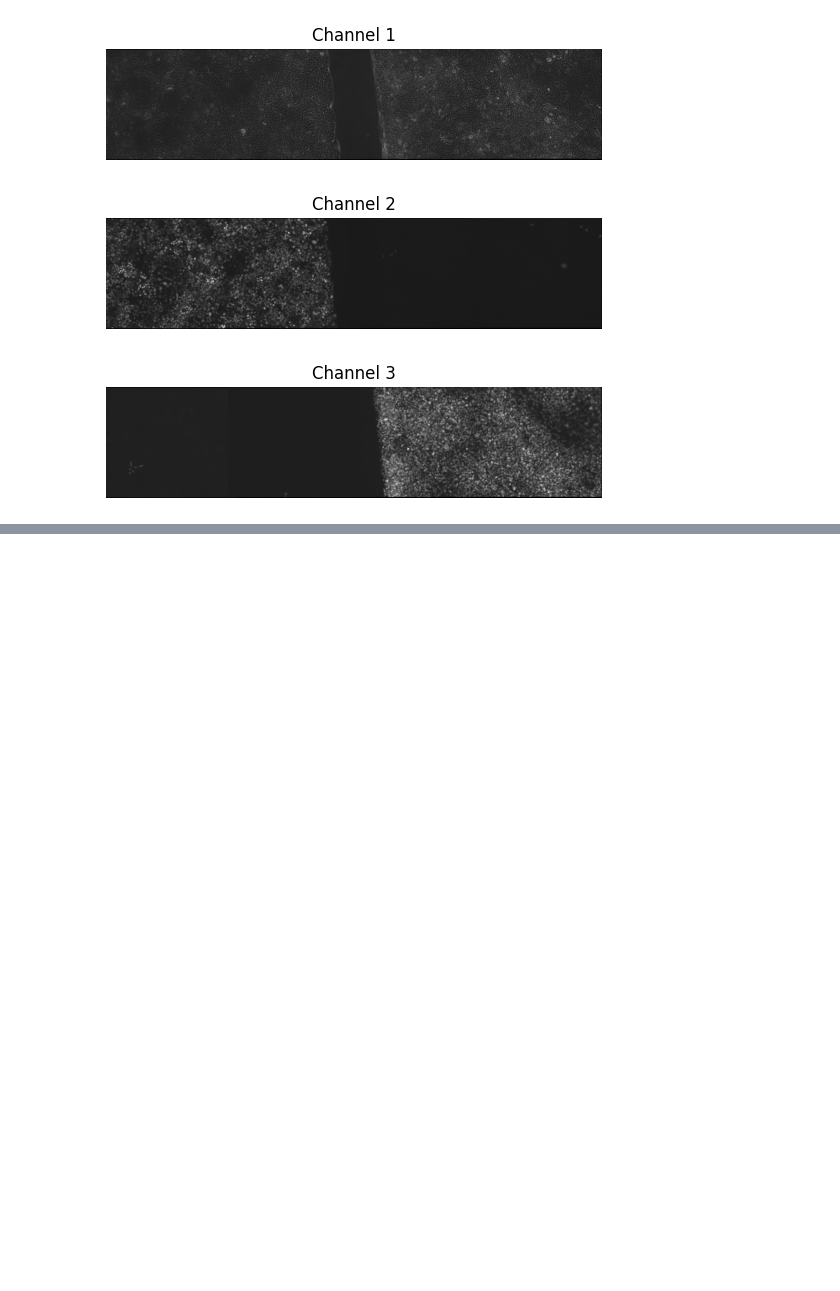
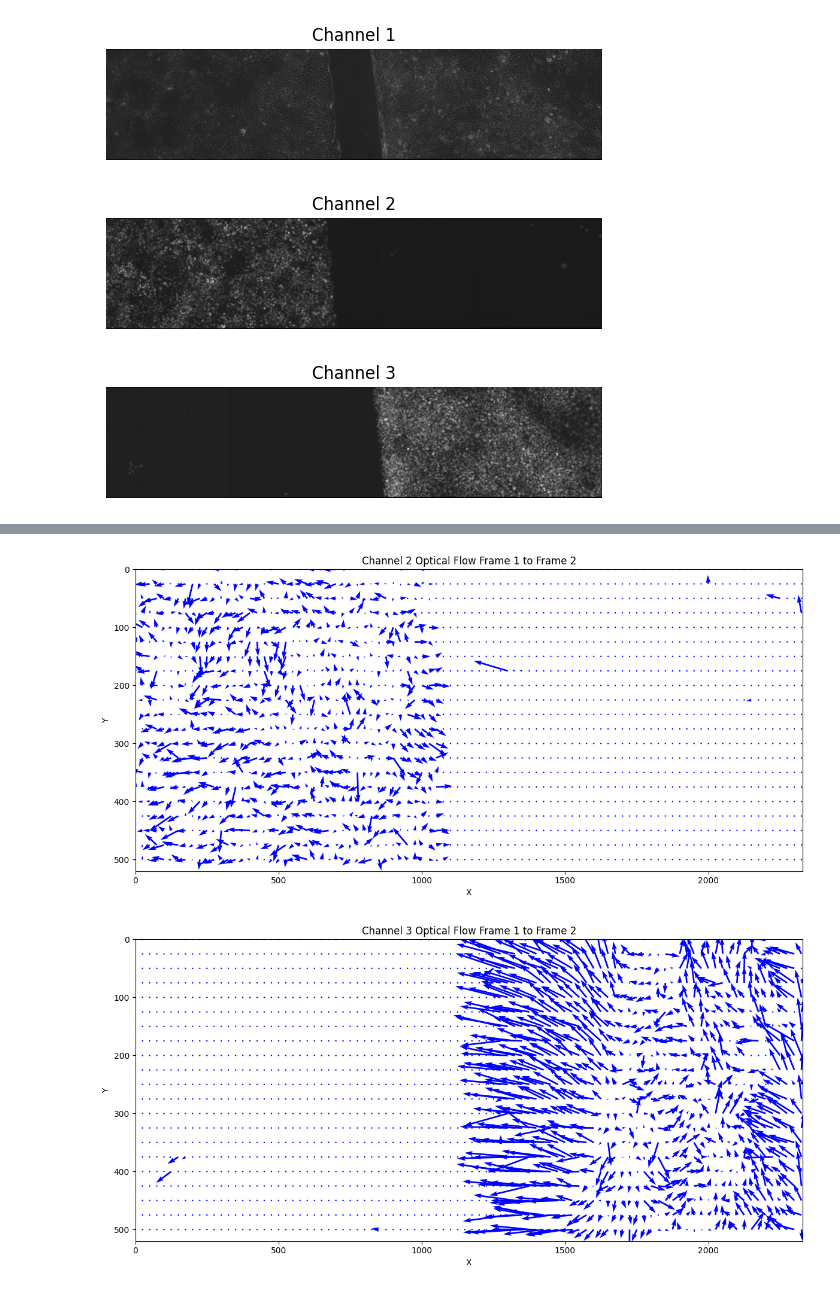
Before and after one commit to ZSR3004/cell2, a Jupyter notebook: example_notebooks/MCF_Rab5a_notebook.ipynb, the cells around one changed output, grey strips where cells are left out. Cells and saved outputs as stored; diff of their text form; code cells hidden in the pictures; blank space fills up the shorter version.

```diff
--- a/example_notebooks/MCF_Rab5a_notebook.ipynb
+++ b/example_notebooks/MCF_Rab5a_notebook.ipynb
@@ -47,0 +108,39 @@ show_image(f1c3, title='Channel 3')
+# %%
+opt_flow_args = {'pyr_scale': 0.6055616680746714,
+'levels': 4,
+'winsize': 7,
+'iterations': 3,
+'poly_n': 7,
+'poly_sigma': 1.2146036510529599}
+
+process_args = {
+    'gauss' : {'ksize': (5, 5), 'sigmaX': 1.5},
+    'median': {'ksize': 5},
+    'normalize': {'alpha': 0, 'beta': 255, 'norm_type': cv2.NORM_MINMAX}
+}
+# %%
+c2_flow = img.optical_flow(1,
+                    opt_flow_args['pyr_scale'],
+                    opt_flow_args['levels'],
+                    opt_flow_args['winsize'],
+                    opt_flow_args['iterations'],
+                    opt_flow_args['poly_n'],
+                    opt_flow_args['poly_sigma'],
+                    flags = 0,
+                 **process_args)
+
+c3_flow = img.optical_flow(2,
+                    opt_flow_args['pyr_scale'],
+                    opt_flow_args['levels'],
+                    opt_flow_args['winsize'],
+                    opt_flow_args['iterations'],
+                    opt_flow_args['poly_n'],
+                    opt_flow_args['poly_sigma'],
+                    flags = 0,
+                 **process_args)
+
+show_flow(c2_flow[0], title='Channel 2 Optical Flow Frame 1 to Frame 2')
+show_flow(c3_flow[0], title='Channel 3 Optical Flow Frame 1 to Frame 2')
+# %% [output]
+[figure, added]
+[figure, added]
```
Also changed, not shown: parts of 8 cells of this notebook.
